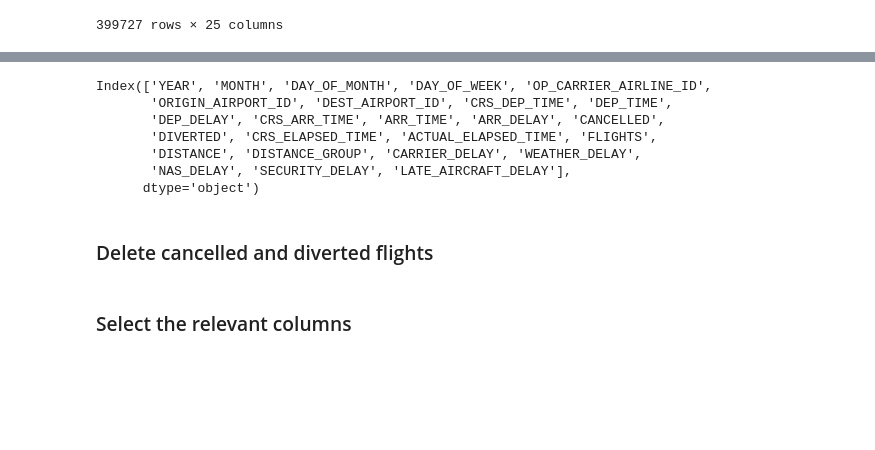
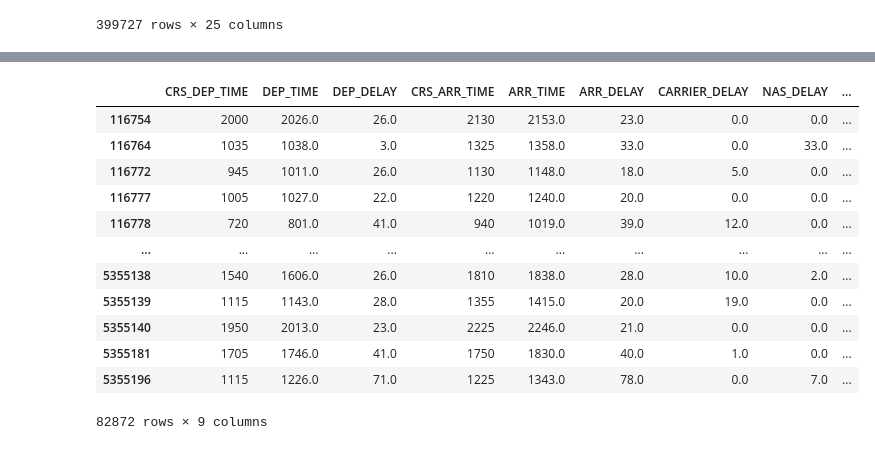
Before and after one commit to dyk00/2AMM20, a Jupyter notebook: data_selection.ipynb, the cells around one changed output, grey strips where cells are left out. Drawn from its saved outputs; the diff is of its cells as text; code cells hidden in the pictures; blank space fills up the shorter version.

```diff
--- a/data_selection.ipynb
+++ b/data_selection.ipynb
@@ -81,0 +92,3 @@ filtered_df[(filtered_df['LATE_AIRCRAFT_DELAY']>0)].shape
+# %%
+dummies_year = pd.get_dummies(filtered_df['YEAR'])
+filtered_df = pd.concat([filtered_df, dummies_year], axis=1)
@@ -81,0 +97,21 @@ filtered_df[(filtered_df['LATE_AIRCRAFT_DELAY']>0)].shape
+# %%
+def convert_time(time_int):
+    time_str = str(time_int)
+    if len(time_str) == 1:
+        time_str = "00:0"
+    elif len(time_str) == 2:
+        time_str = '00:' + time_str
+    elif len(time_str) == 3:
+        time_str = '0' + time_str[0] + ':' + time_str[1:]
+    elif len(time_str) == 4:
+        time_str = time_str[:2] + ':' + time_str[2:]
+    else:
+        print(time_str)
+    time = datetime.datetime.strptime(time_str, "%H:%M")
+    time_delta_start_of_day = datetime.timedelta(hours=time.hour, minutes=time.minute)
+    time_delta_minutes = time_delta_start_of_day.total_seconds()/60
+    return time_delta_minutes
+# %%
+filtered_df['CRS_DEP_TIME_DELTA'] = filtered_df['CRS_DEP_TIME'].apply(lambda x: convert_time(x))
+# %%
+filtered_df['CRS_ARR_TIME_DELTA'] = filtered_df['CRS_ARR_TIME'].apply(lambda x: convert_time(x))
@@ -160,12 +170,0 @@ filtered_df[['CRS_ARR_TIME','ARR_TIME','ARR_DELAY']]
-# %%
-filtered_df.columns
-# %% [output]
-Index(['YEAR', 'MONTH', 'DAY_OF_MONTH', 'DAY_OF_WEEK', 'OP_CARRIER_AIRLINE_ID',
-       'ORIGIN_AIRPORT_ID', 'DEST_AIRPORT_ID', 'CRS_DEP_TIME', 'DEP_TIME',
-       'DEP_DELAY', 'CRS_ARR_TIME', 'ARR_TIME', 'ARR_DELAY', 'CANCELLED',
-       'DIVERTED', 'CRS_ELAPSED_TIME', 'ACTUAL_ELAPSED_TIME', 'FLIGHTS',
-       'DISTANCE', 'DISTANCE_GROUP', 'CARRIER_DELAY', 'WEATHER_DELAY',
-       'NAS_DELAY', 'SECURITY_DELAY', 'LATE_AIRCRAFT_DELAY'],
-      dtype='object')
-# %% [markdown]
-### Delete cancelled and diverted flights
@@ -174,2 +170,0 @@ filtered_df = filtered_df[(filtered_df['CANCELLED']!=1)|(filtered_df['DIVERTED']
-# %% [markdown]
-### Select the relevant columns
@@ -178,2 +171,19 @@ inc_columns = ['YEAR','MONTH','DAY_OF_MONTH','DAY_OF_WEEK','OP_CARRIER_AIRLINE_I
+# %%
+# Check type of delays compare to departure and arrival delay
+filtered_df[filtered_df['CARRIER_DELAY']>=0][['CRS_DEP_TIME','DEP_TIME','DEP_DELAY','CRS_ARR_TIME','ARR_TIME','ARR_DELAY','CARRIER_DELAY','NAS_DELAY','LATE_AIRCRAFT_DELAY']]
+# %% [output]
+|  | CRS_DEP_TIME | DEP_TIME | DEP_DELAY | CRS_ARR_TIME | ARR_TIME | ARR_DELAY | CARRIER_DELAY | NAS_DELAY | ... |
+| 116754 | 2000 | 2026.0 | 26.0 | 2130 | 2153.0 | 23.0 | 0.0 | 0.0 | ... |
+| 116764 | 1035 | 1038.0 | 3.0 | 1325 | 1358.0 | 33.0 | 0.0 | 33.0 | ... |
+| 116772 | 945 | 1011.0 | 26.0 | 1130 | 1148.0 | 18.0 | 5.0 | 0.0 | ... |
+| 116777 | 1005 | 1027.0 | 22.0 | 1220 | 1240.0 | 20.0 | 0.0 | 0.0 | ... |
+| 116778 | 720 | 801.0 | 41.0 | 940 | 1019.0 | 39.0 | 12.0 | 0.0 | ... |
+| ... | ... | ... | ... | ... | ... | ... | ... | ... | ... |
+| 5355138 | 1540 | 1606.0 | 26.0 | 1810 | 1838.0 | 28.0 | 10.0 | 2.0 | ... |
+| 5355139 | 1115 | 1143.0 | 28.0 | 1355 | 1415.0 | 20.0 | 19.0 | 0.0 | ... |
+| 5355140 | 1950 | 2013.0 | 23.0 | 2225 | 2246.0 | 21.0 | 0.0 | 0.0 | ... |
+| 5355181 | 1705 | 1746.0 | 41.0 | 1750 | 1830.0 | 40.0 | 1.0 | 0.0 | ... |
+| 5355196 | 1115 | 1226.0 | 71.0 | 1225 | 1343.0 | 78.0 | 0.0 | 7.0 | ... |
+82872 rows × 9 columns
 # %%
 #https://bestcarsanswers.com/library/article/read/32856-what-is-crs-elapsed-time-of-flight
```
Also changed, not shown: parts of 66 cells of this notebook.
